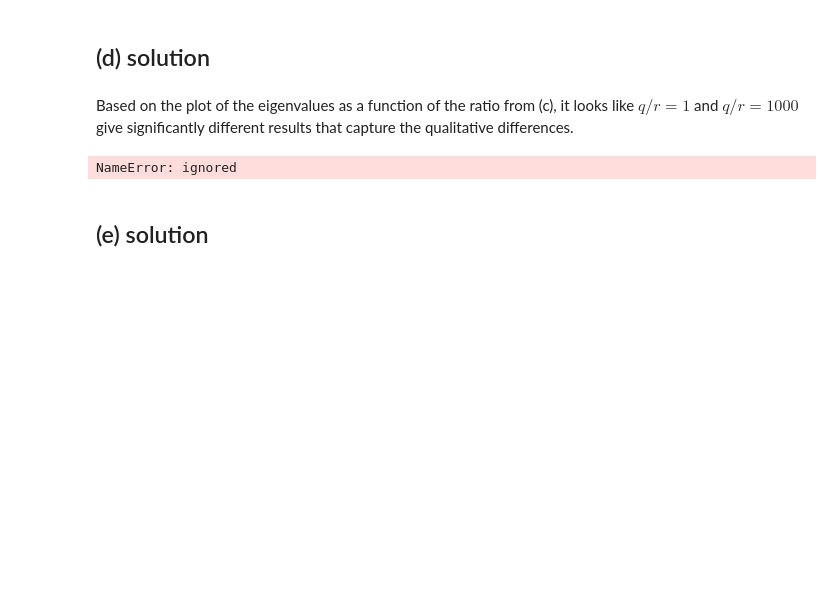
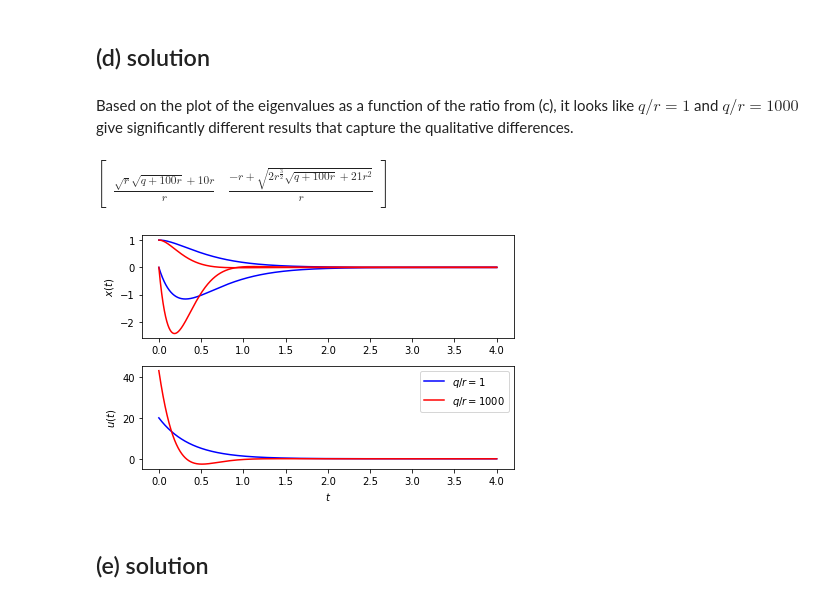
Before and after one commit to sburden/548-21sp, a Jupyter notebook: 548_hw4_sol.ipynb, the cells around one changed output. Saved outputs shown, nothing was run; the diff lists cells and outputs as text; code cells hidden in the pictures; blank space fills up the shorter version.

```diff
--- a/548_hw4_sol.ipynb
+++ b/548_hw4_sol.ipynb
@@ -164,42 +164,46 @@ def numerical_simulation(f,t,x,t0=0.,dt=1e-4,ut=None,ux=None,utx=None,return_u=F
 ## (d) solution
 # %% [markdown]
 Based on the plot of the eigenvalues as a function of the ratio from (c), it looks like $q/r = 1$ and $q/r = 1000$ give significantly different results that capture the qualitative differences.
+# %%
+K_.subs({m:1,l:1,g:10,b:1})
+# %% [output]
+$\displaystyle \left[\begin{matrix}\frac{\sqrt{r} \sqrt{q + 100 r} + 10 r}{r} & \frac{- r + \sqrt{2 r^{\frac{3}{2}} \sqrt{q + 100 r} + 21 r^{2}}}{r}\end{matrix}\right]$
 # %%
 _A_ = np.asarray(A.subs({m:1,l:1,g:10,b:1}),dtype=np.float)
 _B_ = np.asarray(B.subs({m:1,l:1,g:10,b:1}),dtype=np.float)
 
 t = 4
 x0 = [1,0]
 
 def LTI(t,x,_K_):
   u = -np.dot(x, _K_.T)
   dx = np.dot(x,_A_.T) + np.dot(u,_B_.T)
   return dx
 
 q_r = 1
 t_,x_1 = numerical_simulation(lambda t,x : LTI(t,x,_K(q_r)),t,x0)
-u_1 = np.dot(x_1,_K_.T)
+u_1 = np.dot(x_1,_K(q_r).T)
 
 q_r = 1000
 t_,x_1000 = numerical_simulation(lambda t,x : LTI(t,x,_K(q_r)),t,x0)
-u_1000 = np.dot(x_1000,_K_.T)
+u_1000 = np.dot(x_1000,_K(q_r).T)
 
 plt.figure()
 plt.subplot(2,1,1)
 plt.plot(t_,x_1,'b',label=r'$q/r = 1$')
 plt.plot(t_,x_1000,'r',label=r'$q/r = 1000$')
 plt.ylabel(r'$x(t)$')
 
 plt.subplot(2,1,2)
 plt.plot(t_,u_1,'b',label=r'$q/r = 1$')
 plt.plot(t_,u_1000,'r',label=r'$q/r = 1000$')
 plt.ylabel(r'$u(t)$')
 plt.xlabel(r'$t$')
 plt.legend()
 
 plt.tight_layout()
 # %% [output]
-NameError: ignored
+[figure, added]
 # %% [markdown]
 ## (e) solution
 # %%
```
Also changed, not shown: parts of 1 cell of this notebook.
